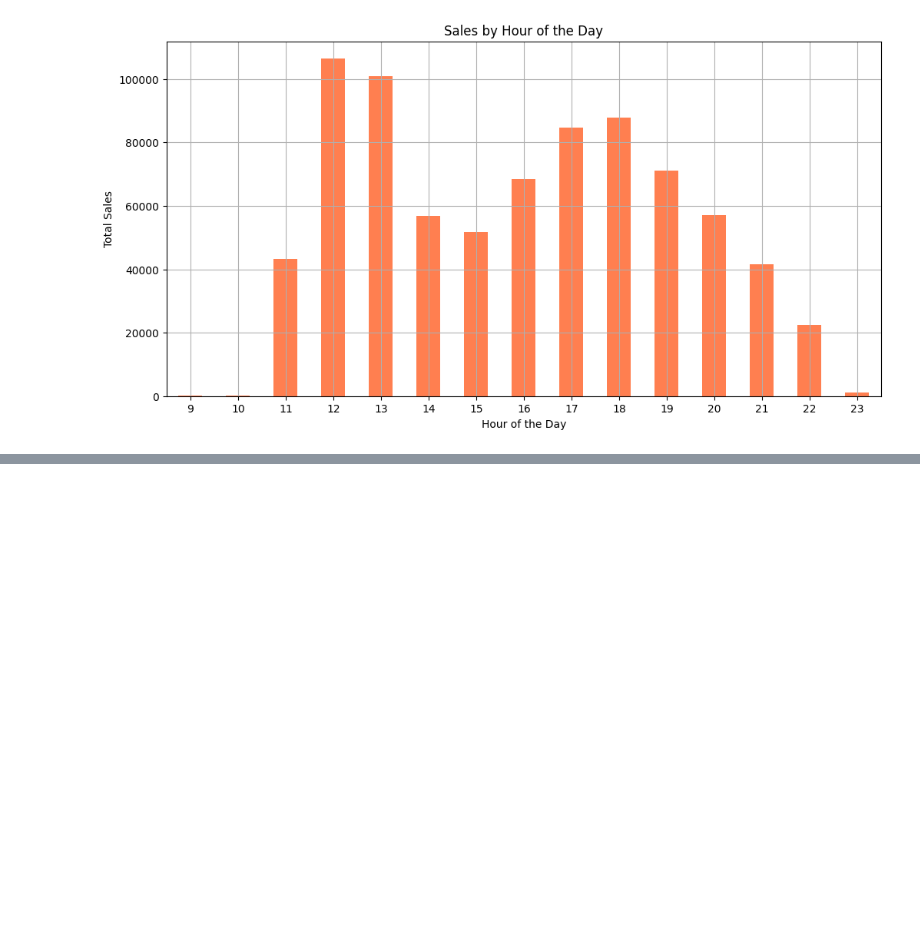
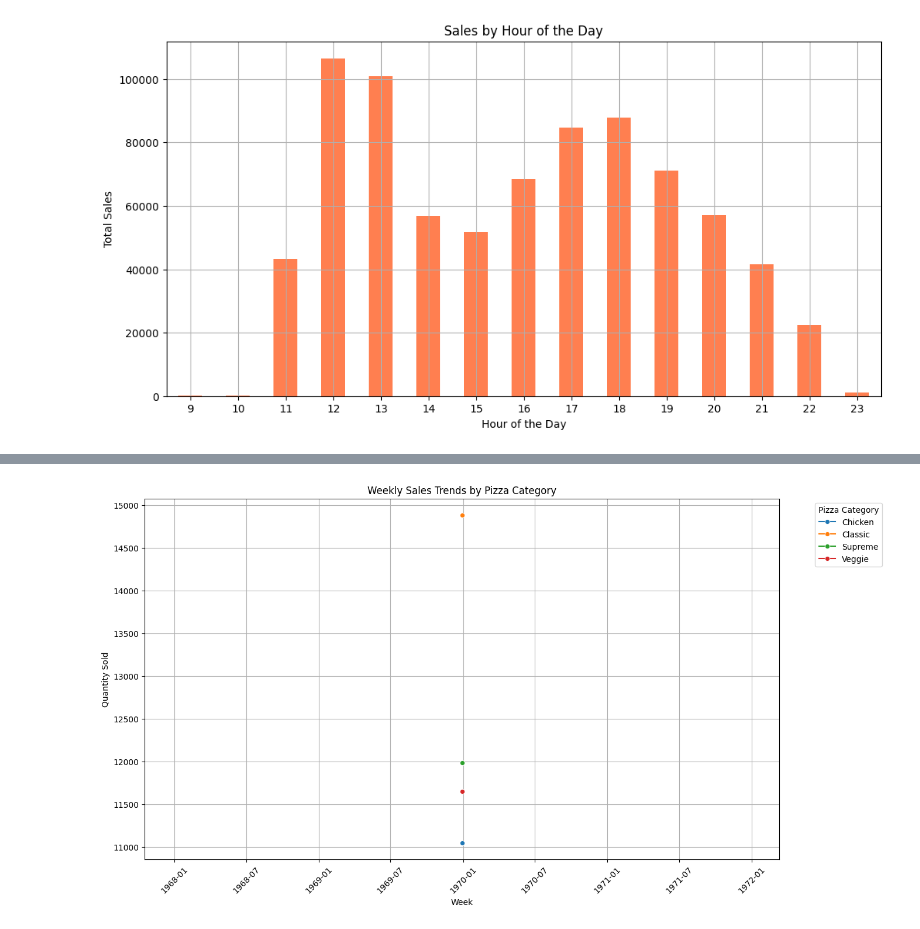
Before and after one commit to Nagasuruthi-R/Dominos_time_forecasting_prj, a Jupyter notebook: cleaning_datasets.ipynb, the cells around one changed output, grey strips where cells are left out. Cells and saved outputs as stored; diff of their text form; code cells hidden in the pictures; blank space fills up the shorter version.

```diff
--- a/cleaning_datasets.ipynb
+++ b/cleaning_datasets.ipynb
@@ -476,0 +516,20 @@ plt.show()
+# %%
+# Resample data by week and sum quantities for each pizza category
+weekly_sales_summary = daily_sales_summary.copy()
+weekly_sales_summary['order_date'] = weekly_sales_summary['order_date'].dt.to_period('W').dt.start_time
+
+# Group by the weekly period and pizza category, summing quantities
+weekly_sales_summary = weekly_sales_summary.groupby(['order_date', 'pizza_category'])['quantity'].sum().reset_index()
+
+# Plotting the aggregated weekly data
+plt.figure(figsize=(14, 8))
+sns.lineplot(data=weekly_sales_summary, x='order_date', y='quantity', hue='pizza_category', marker="o")
+plt.title('Weekly Sales Trends by Pizza Category')
+plt.xlabel('Week')
+plt.ylabel('Quantity Sold')
+plt.xticks(rotation=45)
+plt.legend(title='Pizza Category', bbox_to_anchor=(1.05, 1), loc='upper left')
+plt.grid()
+plt.show()
+# %% [output]
+[figure, added]
```
Also changed, not shown: parts of 4 cells of this notebook.
